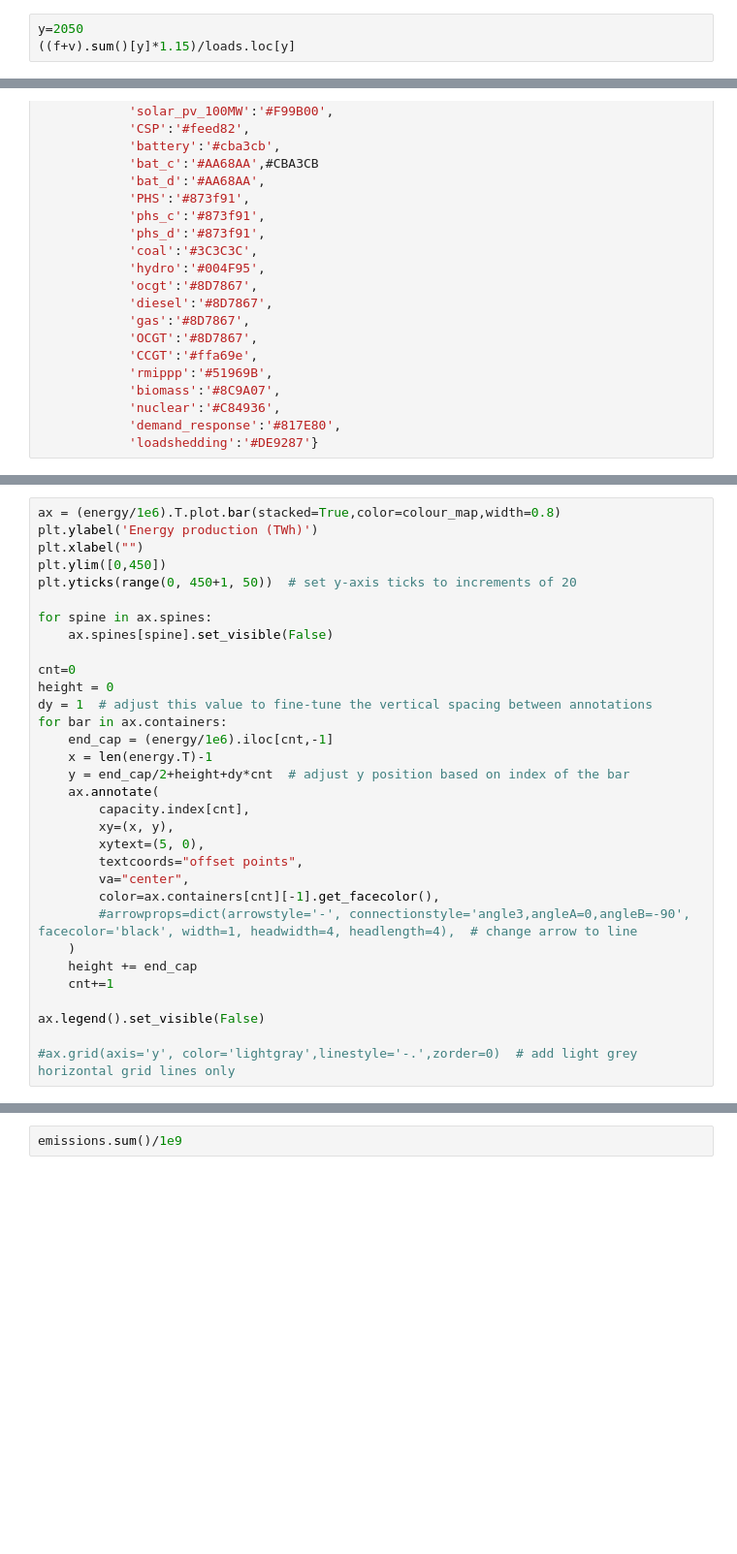
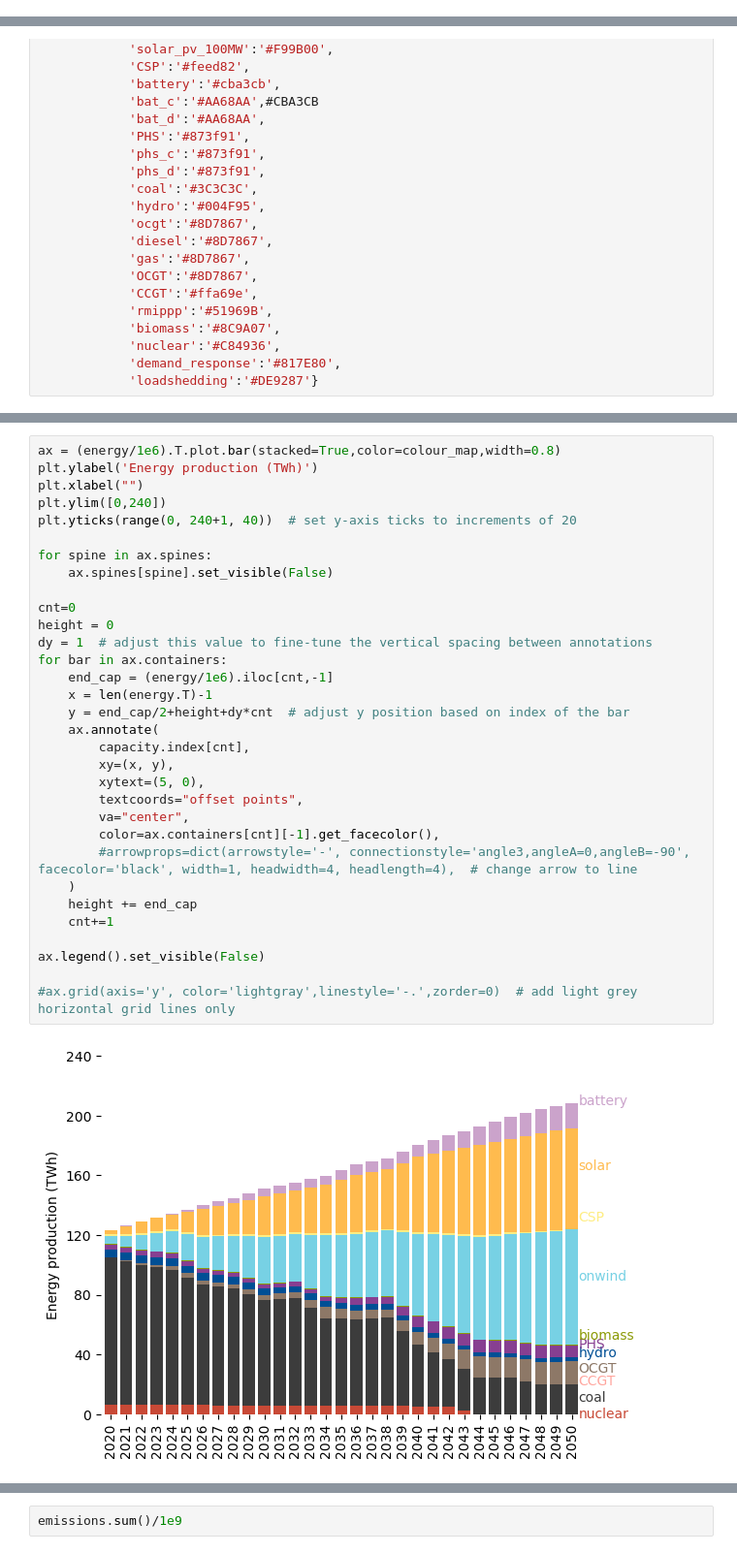
Before and after one commit to PyPSA/pypsa-za, a Jupyter notebook: notebooks/general_playground.ipynb, the cells around one changed output, grey strips where cells are left out. Shown at 97% size. Saved outputs shown, nothing was run; the diff lists cells and outputs as text; blank space fills up the shorter version.

```diff
--- a/notebooks/general_playground.ipynb
+++ b/notebooks/general_playground.ipynb
@@ -63,3 +37,0 @@ array([[2.40310786e+08],
-# %%
-y=2050
-((f+v).sum()[y]*1.15)/loads.loc[y]
@@ -181,35 +168,37 @@ ax.legend().set_visible(False)
 # %%
 ax = (energy/1e6).T.plot.bar(stacked=True,color=colour_map,width=0.8)
 plt.ylabel('Energy production (TWh)')
 plt.xlabel("")
-plt.ylim([0,450])
-plt.yticks(range(0, 450+1, 50))  # set y-axis ticks to increments of 20
+plt.ylim([0,240])
+plt.yticks(range(0, 240+1, 40))  # set y-axis ticks to increments of 20
 
 for spine in ax.spines:
     ax.spines[spine].set_visible(False)
 
 cnt=0
 height = 0
 dy = 1  # adjust this value to fine-tune the vertical spacing between annotations
 for bar in ax.containers:
     end_cap = (energy/1e6).iloc[cnt,-1]
     x = len(energy.T)-1
     y = end_cap/2+height+dy*cnt  # adjust y position based on index of the bar
     ax.annotate(
         capacity.index[cnt],
         xy=(x, y),
         xytext=(5, 0),
         textcoords="offset points",
         va="center",
         color=ax.containers[cnt][-1].get_facecolor(),
         #arrowprops=dict(arrowstyle='-', connectionstyle='angle3,angleA=0,angleB=-90', facecolor='black', width=1, headwidth=4, headlength=4),  # change arrow to line
     )
     height += end_cap
     cnt+=1
 
 ax.legend().set_visible(False)
 
 #ax.grid(axis='y', color='lightgray',linestyle='-.',zorder=0)  # add light grey horizontal grid lines only
+# %% [output]
+[figure, added]
 # %%
 period_weighting = n.investment_period_weightings["years"]
 weightings = n.snapshot_weightings.mul(period_weighting, level=0, axis=0).loc[
```
Also changed, not shown: parts of 20 cells of this notebook, 7 other files.
